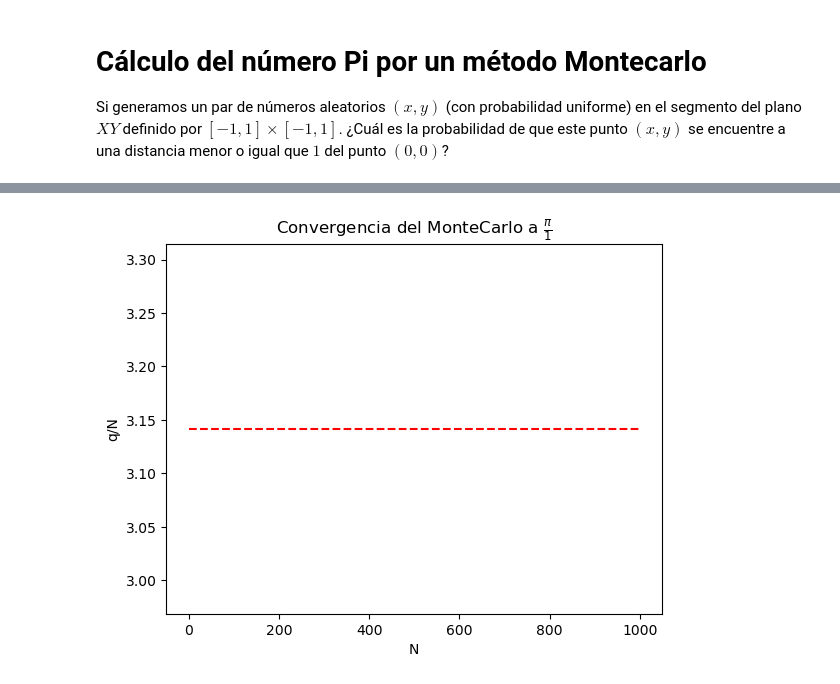
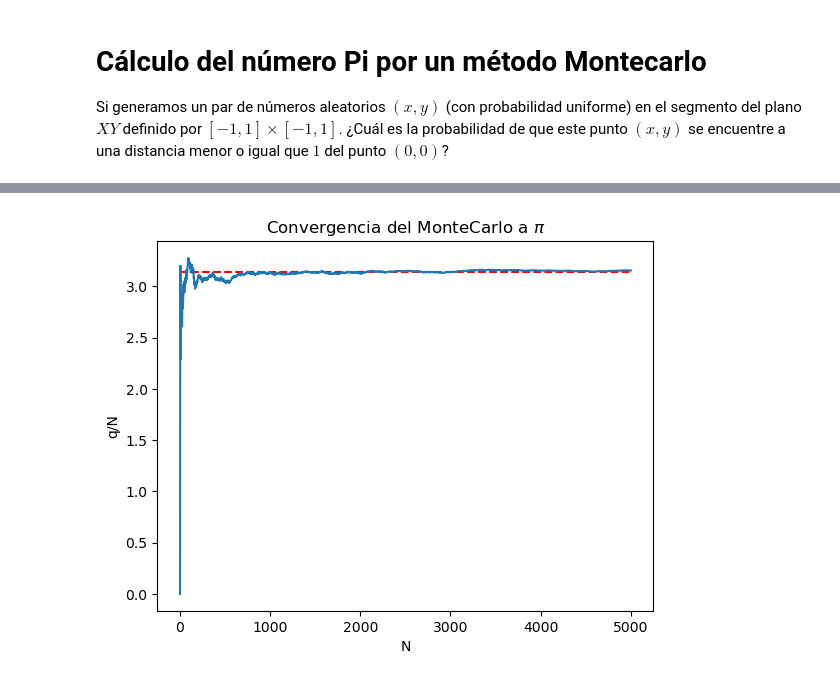
Before and after one commit to jramon0624/curso_python_217a, a Jupyter notebook: Ejercicios/Ejercicio 2.ipynb, the cells around one changed output, grey strips where cells are left out. Saved outputs shown, nothing was run; the diff lists cells and outputs as text; code cells hidden in the pictures.

```diff
--- a/Ejercicios/Ejercicio 2.ipynb
+++ b/Ejercicios/Ejercicio 2.ipynb
@@ -27,2 +38,34 @@ plt.show()
 # %%
-N = 1000 # Total de puntos a generar
+import math
+import random
+N = 5000 # Total de puntos a generar
+n_d = 0 # Contador de puntos dentro del círculo
+n = 0
+
+dentro = []#
+fuera = []#
+
+N_list = []#
+Pi_list = []#
+
+for n in range(N):
+    n+= 1
+    x = random.uniform(-1,1)
+    y = random.uniform(-1,1)
+    N_list.append(n)#
+    distancia = math.sqrt(x**2 + y**2)
+
+    Pi_list.append(4*n_d/n)#
+    if distancia <= 1:
+        n_d += 1
+
+        dentro.append([x, y])#
+    else:#
+        fuera.append([x, y])#
+
+probabilidad = n_d / N
+pi_calculado = 4 * probabilidad
+print(f"Total de puntos: {N}")
+print(f"Puntos dentro del círculo: {n_d}")
+print(f"Probabilidad: {probabilidad}")
+print(f"Estimación de pi: {pi_calculado}")
@@ -44,10 +95,10 @@ plt.show()
 # %%
 # Convergencia del número Pi
 plt.hlines(3.14159265359, 0.0, N, linestyles='--', color='r')
-# plt.plot(N_list, pi_list)
+plt.plot(N_list, Pi_list)
 plt.xlabel('N')
 plt.ylabel('q/N')
 plt.title(r'Convergencia del MonteCarlo a $\pi$')
 plt.show()
 # %% [output]
-[figure, old version]
+[figure, new version]
```
Also changed, not shown: parts of 4 cells of this notebook.
